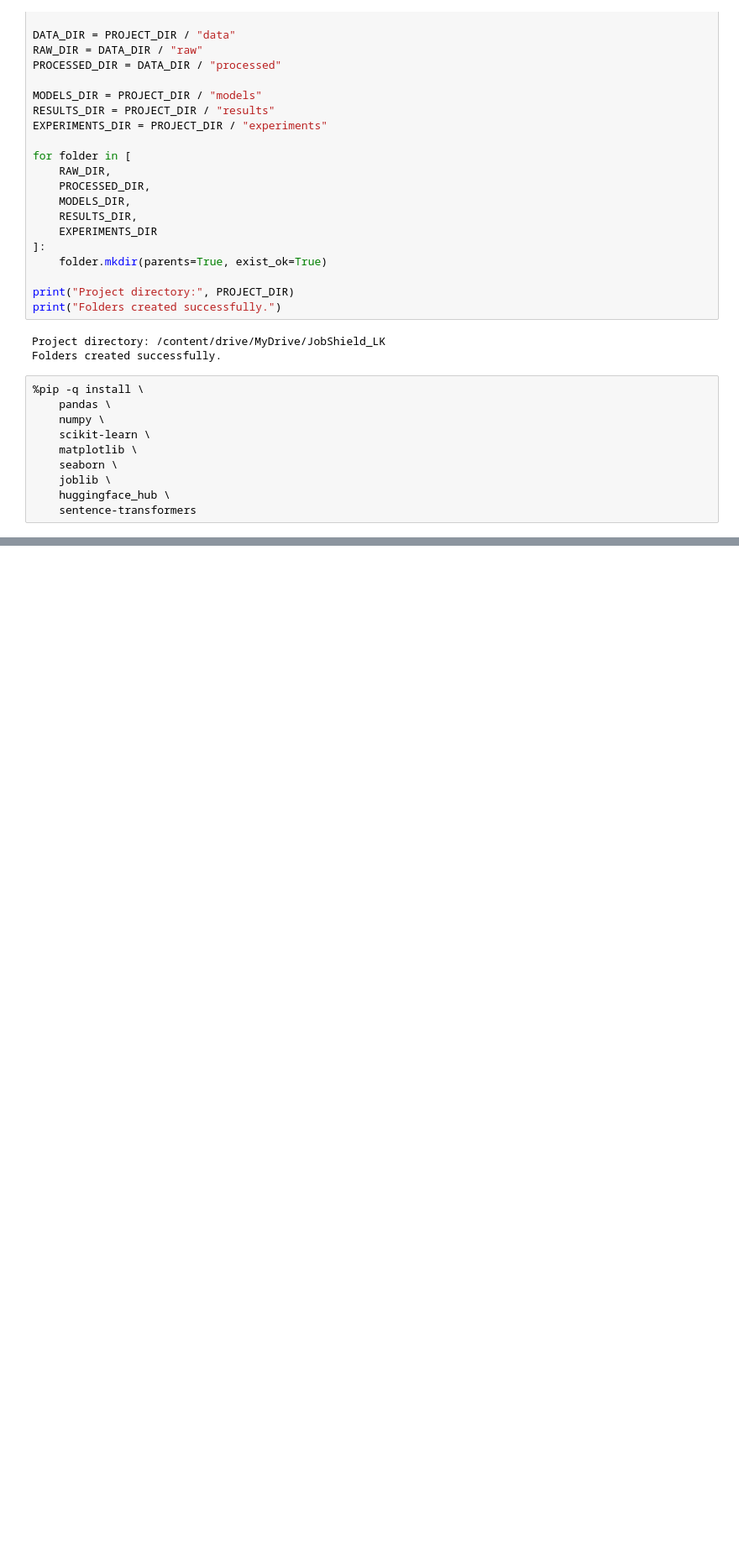
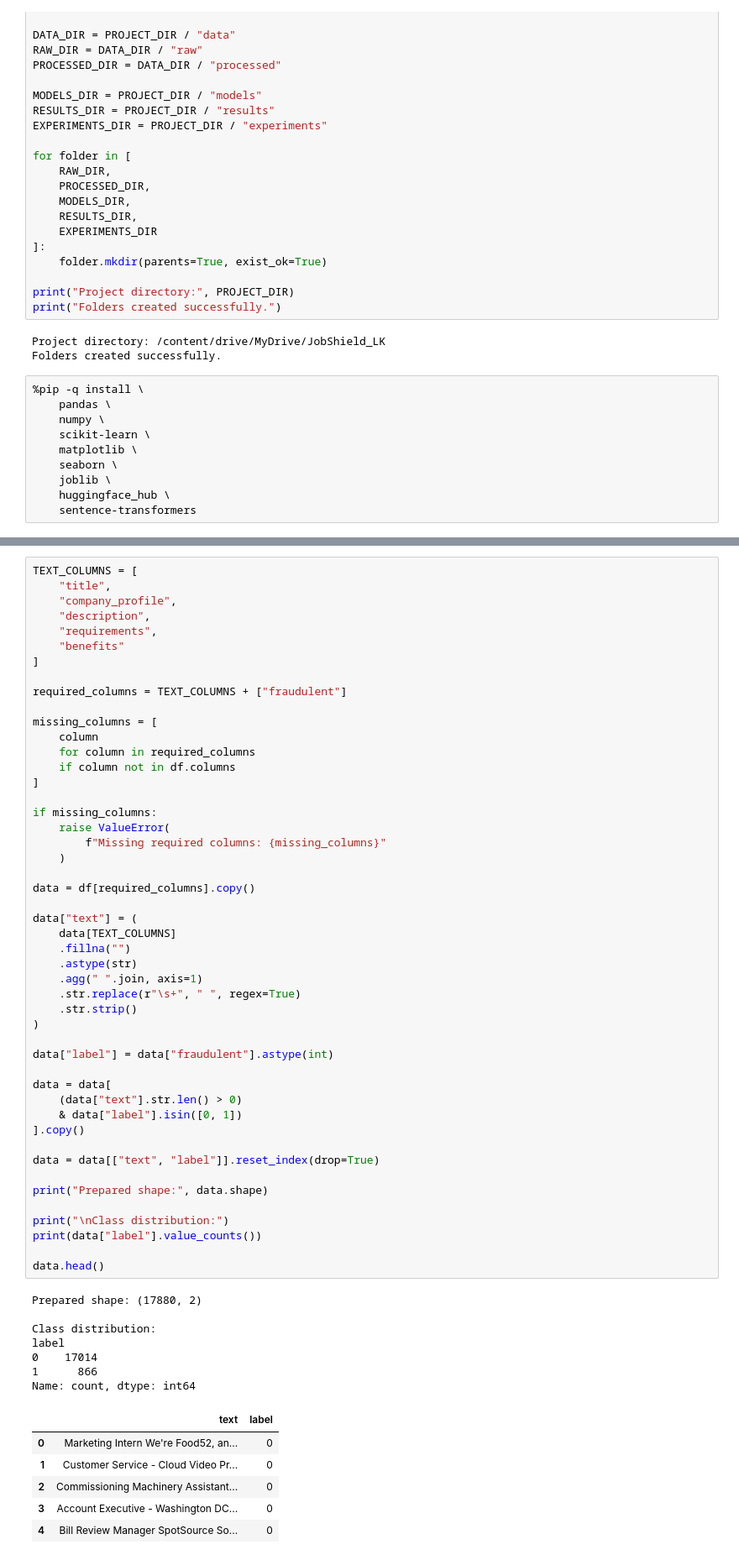
Before and after one commit to Sankha-Kuruppu/TensorForge-Finals, a Jupyter notebook: notebooks/experiment01.ipynb, the cells around one changed output, grey strips where cells are left out. Shown at 84% size. Drawn from its saved outputs; the diff is of its cells as text; blank space fills up the shorter version.

```diff
--- a/notebooks/experiment01.ipynb
+++ b/notebooks/experiment01.ipynb
@@ -82,0 +125,62 @@ Columns:
+# %%
+TEXT_COLUMNS = [
+    "title",
+    "company_profile",
+    "description",
+    "requirements",
+    "benefits"
+]
+
+required_columns = TEXT_COLUMNS + ["fraudulent"]
+
+missing_columns = [
+    column
+    for column in required_columns
+    if column not in df.columns
+]
+
+if missing_columns:
+    raise ValueError(
+        f"Missing required columns: {missing_columns}"
+    )
+
+data = df[required_columns].copy()
+
+data["text"] = (
+    data[TEXT_COLUMNS]
+    .fillna("")
+    .astype(str)
+    .agg(" ".join, axis=1)
+    .str.replace(r"\s+", " ", regex=True)
+    .str.strip()
+)
+
+data["label"] = data["fraudulent"].astype(int)
+
+data = data[
+    (data["text"].str.len() > 0)
+    & data["label"].isin([0, 1])
+].copy()
+
+data = data[["text", "label"]].reset_index(drop=True)
+
+print("Prepared shape:", data.shape)
+
+print("\nClass distribution:")
+print(data["label"].value_counts())
+
+data.head()
+# %% [output]
+Prepared shape: (17880, 2)
+
+Class distribution:
+label
+0    17014
+1      866
+Name: count, dtype: int64
+|  | text | label |
+| 0 | Marketing Intern We're Food52, an... | 0 |
+| 1 | Customer Service - Cloud Video Pr... | 0 |
+| 2 | Commissioning Machinery Assistant... | 0 |
+| 3 | Account Executive - Washington DC... | 0 |
+| 4 | Bill Review Manager SpotSource So... | 0 |
```
Also changed, not shown: parts of 13 cells of this notebook.
